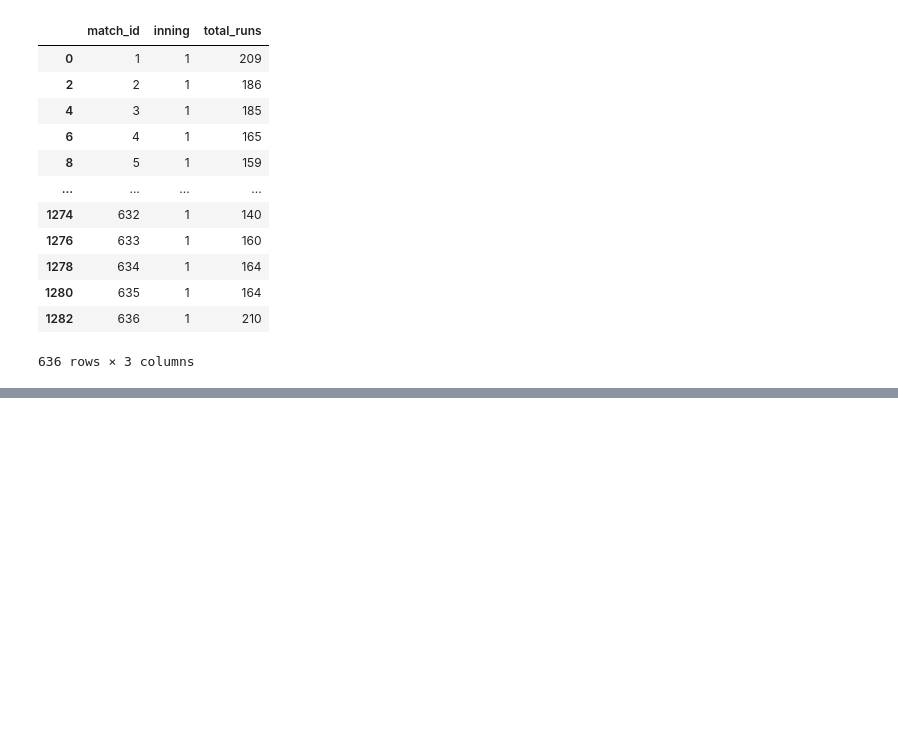
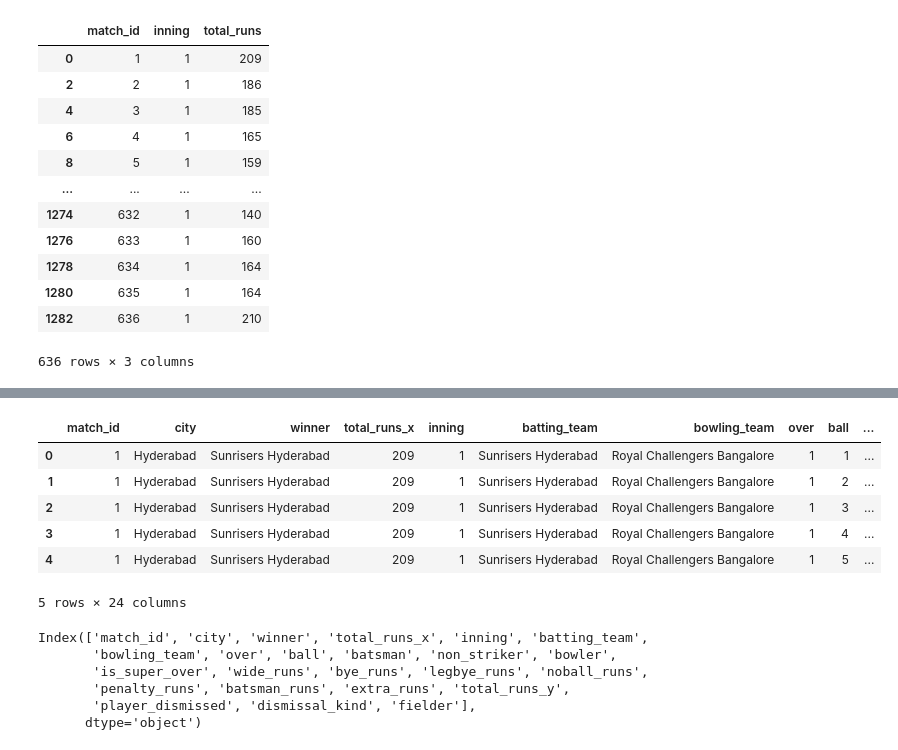
Before and after one commit to JOCRZ/Data-Science-Diploma, a Jupyter notebook: Machine-Learning/Logistic-Regression/Project3/model3.ipynb, the cells around one changed output, grey strips where cells are left out. Saved outputs shown, nothing was run; the diff lists cells and outputs as text; code cells hidden in the pictures; blank space fills up the shorter version.

```diff
--- a/Machine-Learning/Logistic-Regression/Project3/model3.ipynb
+++ b/Machine-Learning/Logistic-Regression/Project3/model3.ipynb
@@ -63,0 +129,9 @@ totalrun_df
+# %%
+
+match_df = match_df[match_df['dl_applied']==0]
+
+# considering the match_id,city,winner and total runs
+
+match_df = match_df[['match_id','city','winner','total_runs']]
+
+match_df
@@ -63,0 +152,21 @@ totalrun_df
+# %%
+delivery_df = match_df.merge(deliveries,on='match_id')
+
+delivery_df.head(5)
+# %% [output]
+|  | match_id | city | winner | total_runs_x | inning | batting_team | bowling_team | over | ball | ... |
+| 0 | 1 | Hyderabad | Sunrisers Hyderabad | 209 | 1 | Sunrisers Hyderabad | Royal Challengers Bangalore | 1 | 1 | ... |
+| 1 | 1 | Hyderabad | Sunrisers Hyderabad | 209 | 1 | Sunrisers Hyderabad | Royal Challengers Bangalore | 1 | 2 | ... |
+| 2 | 1 | Hyderabad | Sunrisers Hyderabad | 209 | 1 | Sunrisers Hyderabad | Royal Challengers Bangalore | 1 | 3 | ... |
+| 3 | 1 | Hyderabad | Sunrisers Hyderabad | 209 | 1 | Sunrisers Hyderabad | Royal Challengers Bangalore | 1 | 4 | ... |
+| 4 | 1 | Hyderabad | Sunrisers Hyderabad | 209 | 1 | Sunrisers Hyderabad | Royal Challengers Bangalore | 1 | 5 | ... |
+5 rows × 24 columns
+# %%
+delivery_df.columns
+# %% [output]
+Index(['match_id', 'city', 'winner', 'total_runs_x', 'inning', 'batting_team',
+       'bowling_team', 'over', 'ball', 'batsman', 'non_striker', 'bowler',
+       'is_super_over', 'wide_runs', 'bye_runs', 'legbye_runs', 'noball_runs',
+       'penalty_runs', 'batsman_runs', 'extra_runs', 'total_runs_y',
+       'player_dismissed', 'dismissal_kind', 'fielder'],
+      dtype='object')
```
Also changed, not shown: parts of 26 cells of this notebook, 1 other file.
